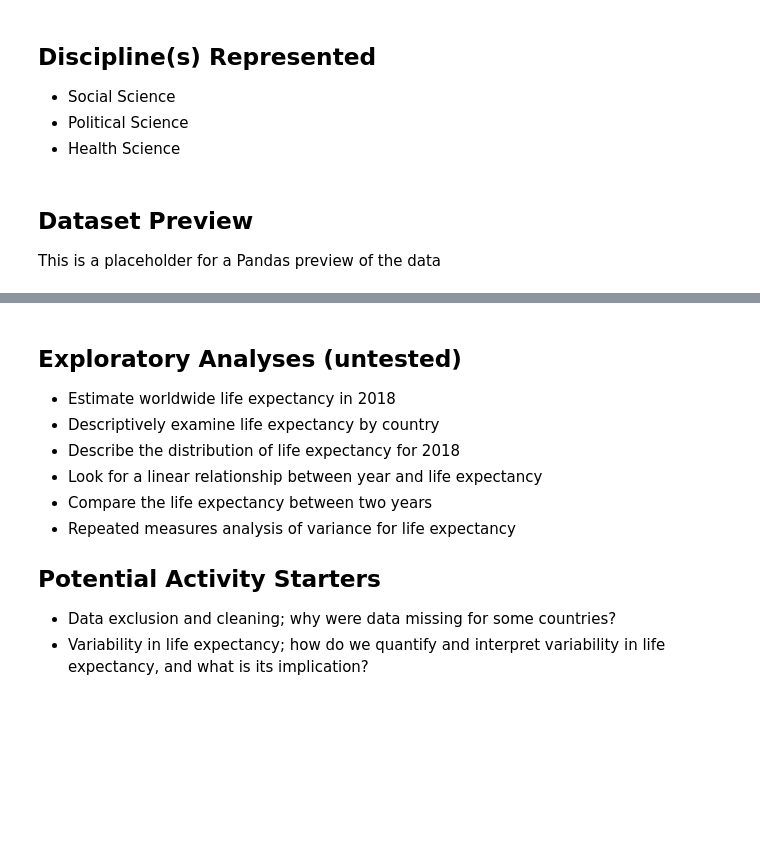
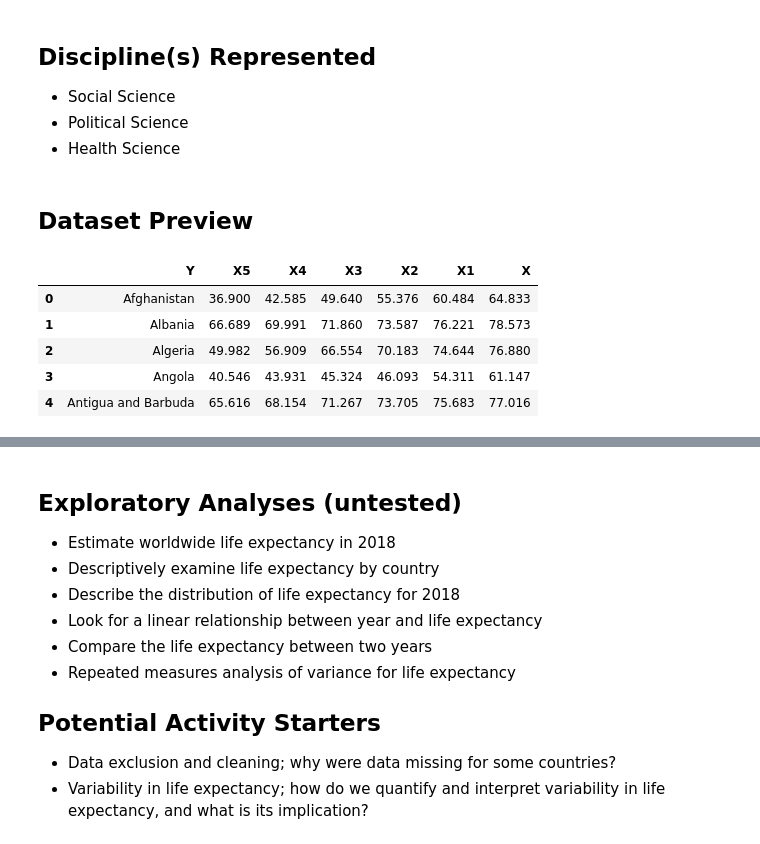
Before and after one commit to vectrlab/apex-stats-datasets, a Jupyter notebook: healthnutritionandpopulation/guide.ipynb, the cells around one changed output, grey strips where cells are left out. Cells and saved outputs as stored; diff of their text form; code cells hidden in the pictures; blank space fills up the shorter version.

Commit message:
Clean up text and add a preview into example dataset

```diff
--- a/healthnutritionandpopulation/guide.ipynb
+++ b/healthnutritionandpopulation/guide.ipynb
@@ -77,7 +77,17 @@ The secondary file, `example2.csv` provides similar data organized in non-mutual
 - Social Science
 - Political Science
 - Health Science
-# %% [markdown]
-## Dataset Preview
-
-This is a placeholder for a Pandas preview of the data
+# %% [markdown]
+## Dataset Preview
+# %%
+#@title Preview Code
+import pandas as pd
+data = pd.read_csv("https://raw.githubusercontent.com/vectrlab/apex-python-datasets/main/healthnutritionandpopulation/example.csv")
+data.head(5)
+# %% [output]
+|  | Y | X5 | X4 | X3 | X2 | X1 | X |
+| 0 | Afghanistan | 36.900 | 42.585 | 49.640 | 55.376 | 60.484 | 64.833 |
+| 1 | Albania | 66.689 | 69.991 | 71.860 | 73.587 | 76.221 | 78.573 |
+| 2 | Algeria | 49.982 | 56.909 | 66.554 | 70.183 | 74.644 | 76.880 |
+| 3 | Angola | 40.546 | 43.931 | 45.324 | 46.093 | 54.311 | 61.147 |
+| 4 | Antigua and Barbuda | 65.616 | 68.154 | 71.267 | 73.705 | 75.683 | 77.016 |
```
Also changed, not shown: parts of 2 cells of this notebook.
